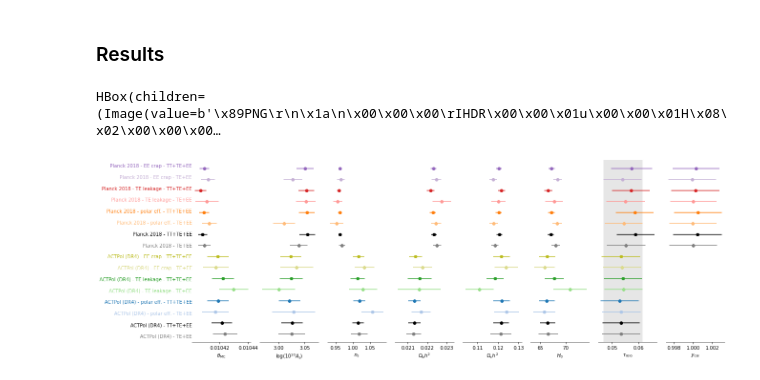
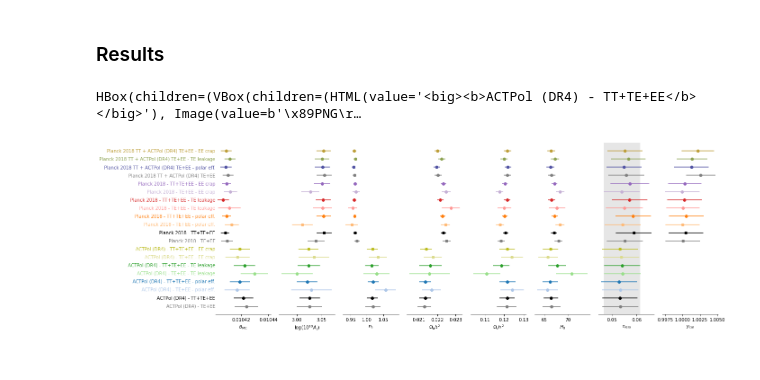
Before and after one commit to xgarrido/cmb_consistency, a Jupyter notebook: notebooks/consistency.ipynb, the cells around one changed output. Drawn from its saved outputs; the diff is of its cells as text; code cells hidden in the pictures.

```diff
--- a/notebooks/consistency.ipynb
+++ b/notebooks/consistency.ipynb
@@ -124,7 +130,7 @@ Have a look at how chains evolve with time and check convergence or not.
 # %%
 from cobaya_utilities.tools import plot_chains
 
-for k, v in crap_samples.items():
+for k, v in planck_act_samples.items():
     n = 10 if "ACTPol" in k else 20
     nuisance_params = []
     if "polar eff." in k:
@@ -133,6 +139,6 @@ for k, v in crap_samples.items():
         nuisance_params = leakage_params(n)
     elif "crap" in k:
         nuisance_params = ee_crap_params(n)
-    nuisance_params += [] if "ACTPol" in k else ["A_planck"]
+    nuisance_params += ["A_planck"] if "Planck" in k else []
     plot_chains(v, params=cosmo_params + nuisance_params, title=k, ncol=6)
 # %% [output]
@@ -178,6 +183,8 @@ colors = (
     + [plt.get_cmap("tab20")(i) for i in [1, 0, 5, 4, 17, 16]]
     + ["gray", "black"]
     + [plt.get_cmap("tab20")(i) for i in [3, 2, 7, 6, 9, 8]]
+    + ["gray"]
+    + [plt.get_cmap("tab20b")(i) for i in [1, 5, 9]]
 )
 
 
@@ -188,16 +195,20 @@ def get_sample_range(keywords):
     return [i for i, k in enumerate(mcmc_samples.keys()) if r.match(k)]
 
 
-def triangle_plot(keywords, params, show_tau_prior=True):
+def triangle_plot(sample_range, params, show_tau_prior=True):
     from getdist import plots
 
     g = plots.get_subplot_plotter(settings=plot_settings)
-    sample_range = get_sample_range(keywords)
     legend_labels = [k for i, k in enumerate(mcmc_samples.keys()) if i in sample_range]
-    s = [sample for i, sample in enumerate(samples) if i in sample_range]
-    c = [color for i, color in enumerate(colors) if i in sample_range]
+    ssamples = [sample for i, sample in enumerate(samples) if i in sample_range]
+    ccolors = [color for i, color in enumerate(colors) if i in sample_range]
     g.triangle_plot(
-        s, params, filled=False, legend_labels=legend_labels, colors=c, diag1d_kwargs={"colors": c}
+        ssamples,
+        params,
+        filled=False,
+        legend_labels=legend_labels,
+        colors=ccolors,
+        diag1d_kwargs={"colors": ccolors},
     )
     if show_tau_prior:
         # Show prior on tau
@@ -293,16 +326,14 @@ def show_table(keywords, params):
         ]
     )
 # %%
-show_table(keywords="ACTPol.*TT", params=cosmo_params)
+show_table(get_sample_range("ACTPol.*TT"), params=cosmo_params)
 # %% [output]
-HBox(children=(Image(value=b'\x89PNG\r\n\x1a\n\x00\x00\x00\rIHDR\x00\x00\x01u\x00\x00\x01H\x08\x02\x00\x00\x00…
+HBox(children=(VBox(children=(HTML(value='<big><b>ACTPol (DR4) - TT+TE+EE</b></big>'), Image(value=b'\x89PNG\r…
 # %%
-def plot_results(keywords, params):
-    sample_range = get_sample_range(keywords)
-    ll = [k for i, k in enumerate(mcmc_samples.keys()) if i in sample_range]
-    s = [sample for i, sample in enumerate(samples) if i in sample_range]
-    c = [color for i, color in enumerate(colors) if i in sample_range]
-    labels = s[-1].getLatex(params)[0]
+def plot_results(sample_range, params):
+    labels = [k for i, k in enumerate(mcmc_samples.keys()) if i in sample_range]
+    ssamples = [sample for i, sample in enumerate(samples) if i in sample_range]
+    ccolors = [color for i, color in enumerate(colors) if i in sample_range]
 
     fig, axes = plt.subplots(1, len(params), sharey=True, figsize=(20, 7))
     plt.subplots_adjust(hspace=0, wspace=0.15)
@@ -313,22 +344,23 @@ def plot_results(keywords, params):
         ax.spines["top"].set_color(None)
         ax.tick_params(bottom="off")
         ax.set_yticks([])
-        ax.set_xlabel(r"${}$".format(labels[i]))
         if params[i] == "tau":
             ax.axvspan(0.054 - 0.0073, 0.054 + 0.0073, color="0.9")
 
-        for j, (sample, color) in enumerate(zip(s, c)):
+        for j, (sample, color) in enumerate(zip(ssamples, ccolors)):
             try:
                 x = sample.mean(params[i])
                 xerr = sample.std(params[i])
             except:
                 continue
+            if ax.get_xlabel() == "":
+                ax.set_xlabel(f"${sample.parLabel(params[i])}$")
             ax.errorbar(x, y=j, xerr=xerr, fmt="o", color=color)
 
-    for i, (label, color) in enumerate(zip(ll, c)):
+    for i, (label, color) in enumerate(zip(labels, ccolors)):
         axes[0].text(
             0,
-            (i + 0.5) * 1 / len(ll),
+            (i + 1) / (len(sample_range) + 1),
             label,
             ha="right",
             va="center",
@@ -336,9 +368,9 @@ def plot_results(keywords, params):
             transform=axes[0].transAxes,
         )
 # %%
-plot_results(keywords=".*", params=cosmo_params + ["A_planck"])
+plot_results(get_sample_range(".*"), params=cosmo_params + ["A_planck"])
 # %% [output]
-[figure, old version]
+[figure, new version]
 # %%
 from scipy import stats
 
```
Also changed, not shown: parts of 18 cells of this notebook.
